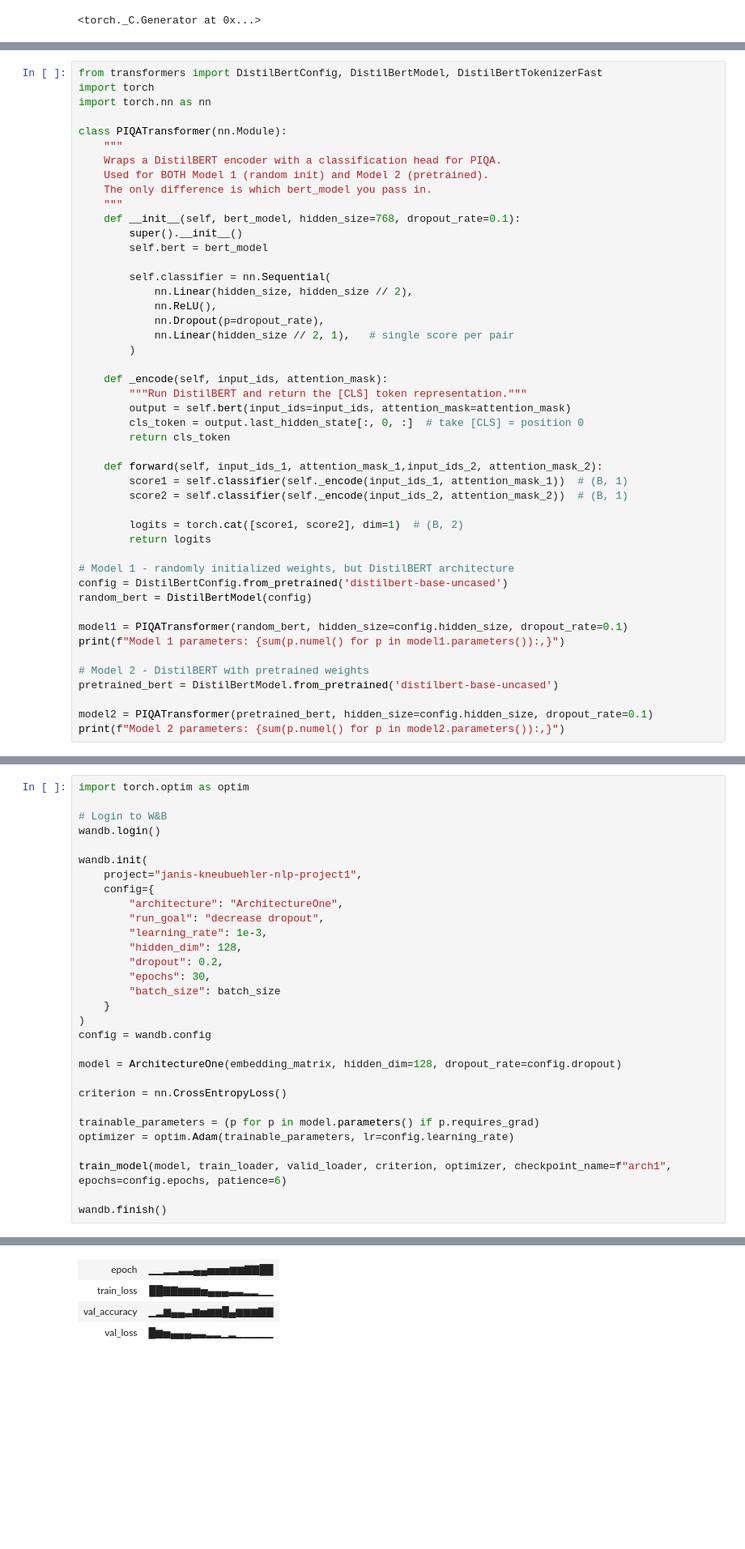
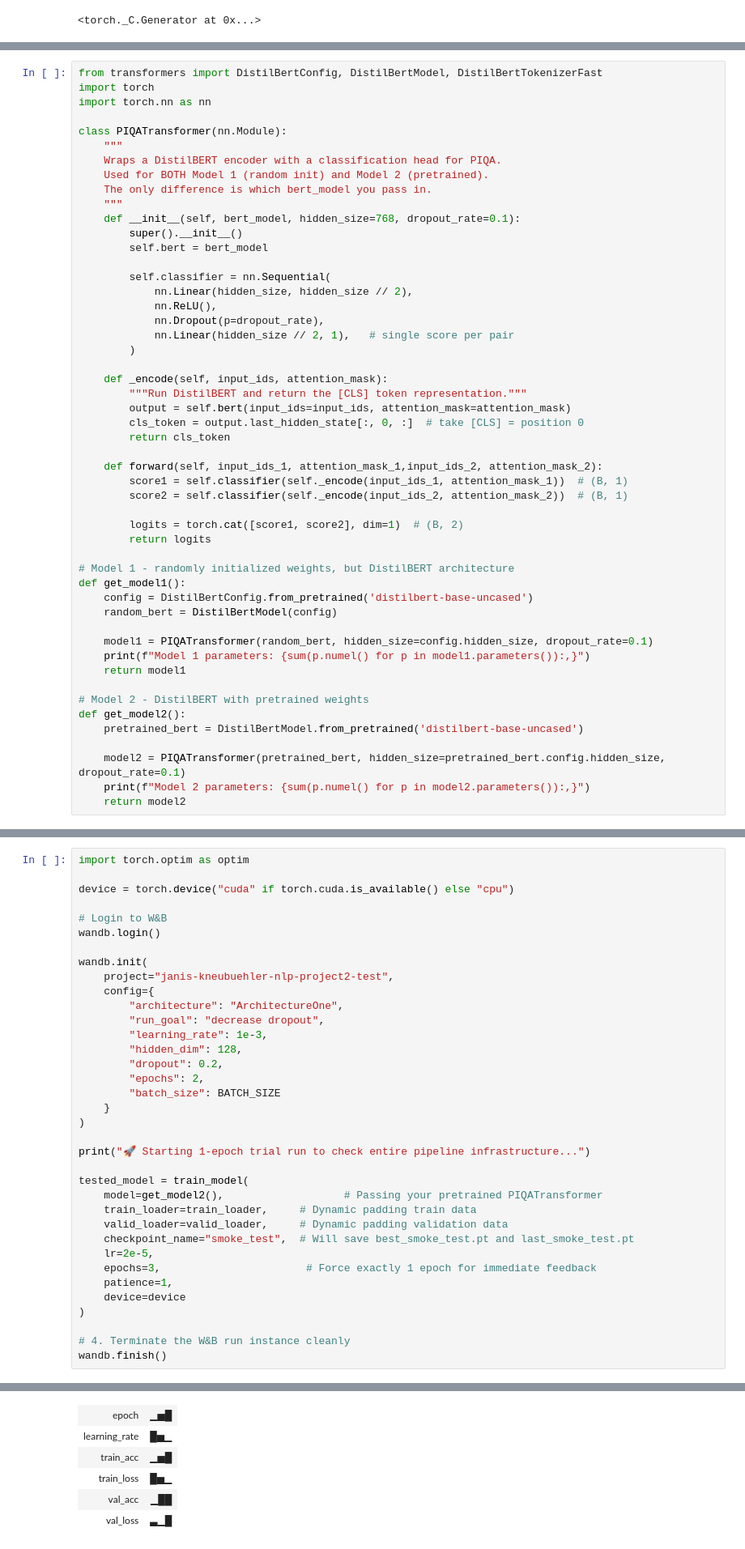
Before and after one commit to Kneubii/NLP_Exercises, a Jupyter notebook: Project_2/NLP_Project02_Janis_Kneubuehler.ipynb, the cells around one changed output, grey strips where cells are left out. Shown at 81% size. Cells and saved outputs as stored; diff of their text form; blank space fills up the shorter version.

Commit message:
initial trianing test of models

```diff
--- a/Project_2/NLP_Project02_Janis_Kneubuehler.ipynb
+++ b/Project_2/NLP_Project02_Janis_Kneubuehler.ipynb
@@ -206,14 +206,18 @@ class PIQATransformer(nn.Module):
         return logits
 
 # Model 1 - randomly initialized weights, but DistilBERT architecture
-config = DistilBertConfig.from_pretrained('distilbert-base-uncased')
-random_bert = DistilBertModel(config)
+def get_model1():
+    config = DistilBertConfig.from_pretrained('distilbert-base-uncased')
+    random_bert = DistilBertModel(config)
 
-model1 = PIQATransformer(random_bert, hidden_size=config.hidden_size, dropout_rate=0.1)
-print(f"Model 1 parameters: {sum(p.numel() for p in model1.parameters()):,}")
+    model1 = PIQATransformer(random_bert, hidden_size=config.hidden_size, dropout_rate=0.1)
+    print(f"Model 1 parameters: {sum(p.numel() for p in model1.parameters()):,}")
+    return model1
 
 # Model 2 - DistilBERT with pretrained weights
-pretrained_bert = DistilBertModel.from_pretrained('distilbert-base-uncased')
+def get_model2():
+    pretrained_bert = DistilBertModel.from_pretrained('distilbert-base-uncased')
 
-model2 = PIQATransformer(pretrained_bert, hidden_size=config.hidden_size, dropout_rate=0.1)
-print(f"Model 2 parameters: {sum(p.numel() for p in model2.parameters()):,}")
+    model2 = PIQATransformer(pretrained_bert, hidden_size=pretrained_bert.config.hidden_size, dropout_rate=0.1)
+    print(f"Model 2 parameters: {sum(p.numel() for p in model2.parameters()):,}")
+    return model2
@@ -305,31 +358,37 @@ def train_model(model, train_loader, valid_loader, criterion, optimizer, checkpo
 # %%
 import torch.optim as optim
+
+device = torch.device("cuda" if torch.cuda.is_available() else "cpu")
 
 # Login to W&B
 wandb.login()
 
 wandb.init(
-    project="janis-kneubuehler-nlp-project1",
+    project="janis-kneubuehler-nlp-project2-test",
     config={
         "architecture": "ArchitectureOne",
         "run_goal": "decrease dropout",
         "learning_rate": 1e-3,
         "hidden_dim": 128,
         "dropout": 0.2,
-        "epochs": 30,
-        "batch_size": batch_size
+        "epochs": 2,
+        "batch_size": BATCH_SIZE
     }
 )
-config = wandb.config
 
-model = ArchitectureOne(embedding_matrix, hidden_dim=128, dropout_rate=config.dropout)
+print("🚀 Starting 1-epoch trial run to check entire pipeline infrastructure...")
 
-criterion = nn.CrossEntropyLoss()
+tested_model = train_model(
+    model=get_model2(),                   # Passing your pretrained PIQATransformer
+    train_loader=train_loader,     # Dynamic padding train data
+    valid_loader=valid_loader,     # Dynamic padding validation data
+    checkpoint_name="smoke_test",  # Will save best_smoke_test.pt and last_smoke_test.pt
+    lr=2e-5,
+    epochs=3,                       # Force exactly 1 epoch for immediate feedback
+    patience=1,
+    device=device
+)
 
-trainable_parameters = (p for p in model.parameters() if p.requires_grad)
-optimizer = optim.Adam(trainable_parameters, lr=config.learning_rate)
-
-train_model(model, train_loader, valid_loader, criterion, optimizer, checkpoint_name=f"arch1", epochs=config.epochs, patience=6)
-
+# 4. Terminate the W&B run instance cleanly
 wandb.finish()
 # %% [output]
@@ -363,4 +426,6 @@ Run history:
-| epoch | ▁▁▂▂▃▃▄▄▅▅▅▆▆▇▇██ |
-| train_loss | ██▇▇▆▆▆▅▄▄▄▃▃▂▂▁▁ |
-| val_accuracy | ▁▂▆▄▄▃▆▅▆▆█▄▆▆▆▇▇ |
-| val_loss | █▆▅▄▄▄▃▃▂▂▁▂▁▁▁▁▁ |
+| epoch | ▁▅█ |
+| learning_rate | █▅▁ |
+| train_acc | ▁▅█ |
+| train_loss | █▅▁ |
+| val_acc | ▁██ |
+| val_loss | ▃▁█ |
```
Also changed, not shown: parts of 5 cells of this notebook.
